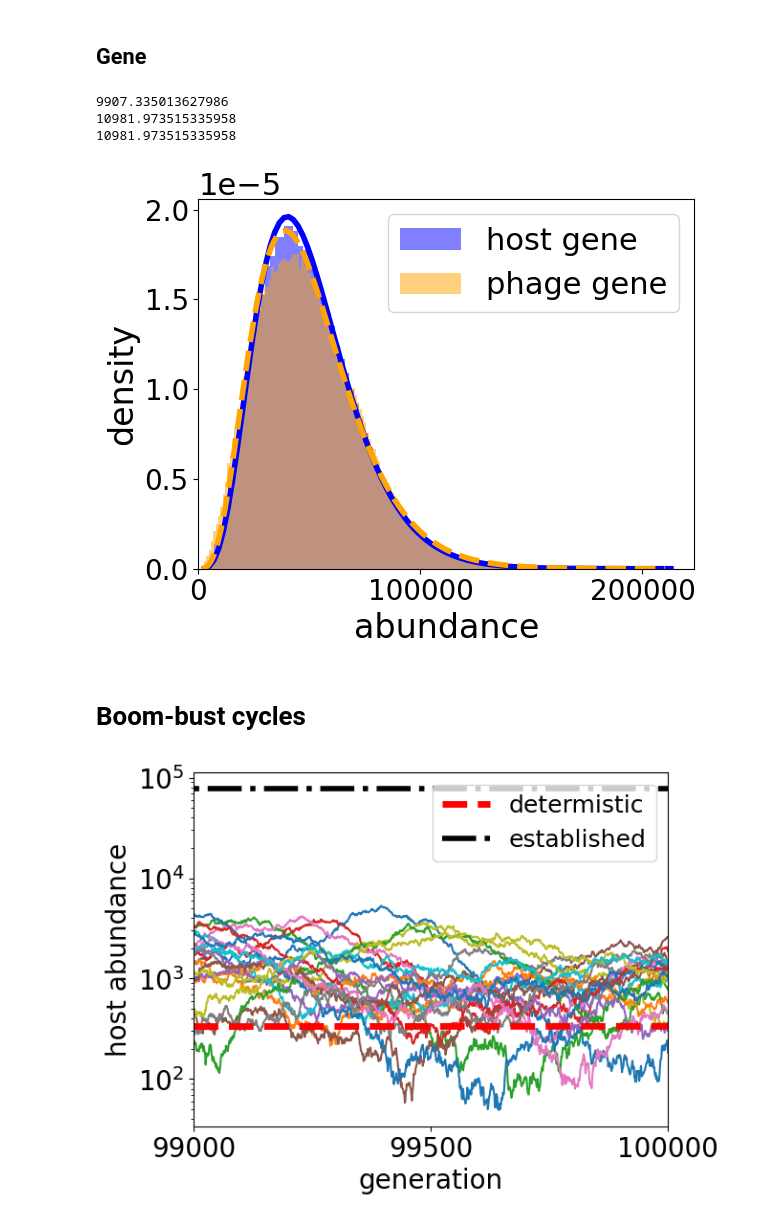
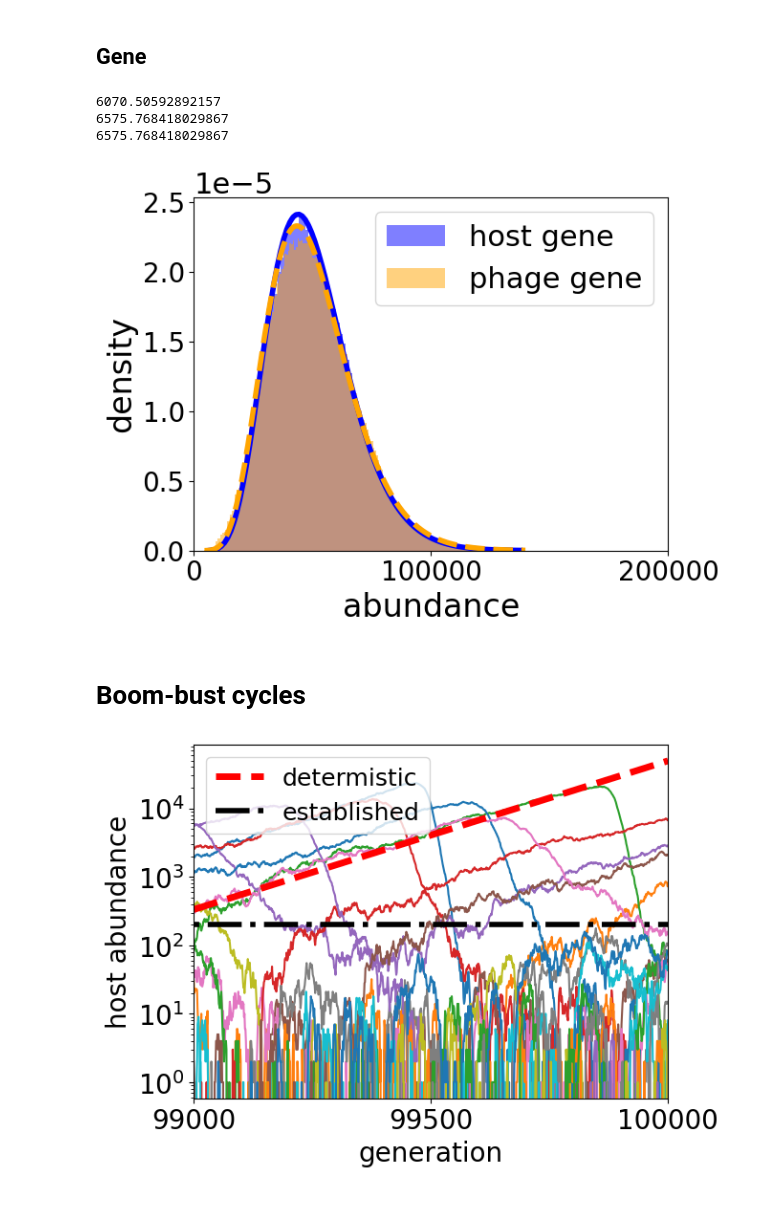
Before and after one commit to Wenping-Cui/GeneTransfer, a Jupyter notebook: Simulation.ipynb, the cells around one changed output. Cells and saved outputs as stored; diff of their text form; code cells hidden in the pictures.

```diff
--- a/Simulation.ipynb
+++ b/Simulation.ipynb
@@ -114,9 +111,9 @@ simulation (generic function with 1 method)
 # Simulation
 # %%
 L, N, d = 40, 10^6, 2
-r = 4*10^-6
+r = 8*10^-5
 T = 10^5
-J = 0.005
+s = 0.005
 
 args = OrderedDict()
 args["L"] = L
@@ -138,7 +135,7 @@ args["Nprop"] = 1
 args["NX"] = N
 args["NY"] = N*args["Nprop"]
 
-args["J"] = J
+args["J"] = s
 args["Jprop"] = 1
 
 args["population_constraint"] = "hard"
@@ -300,27 +277,27 @@ ax.yaxis.offsetText.set(size=22)
 plt.legend(fontsize=22)
 plt.savefig("GeneDist_"*suffix*".pdf", dpi=150, bbox_inches="tight")
 # %% [output]
-9907.335013627986
-10981.973515335958
-10981.973515335958
+6070.50592892157
+6575.768418029867
+6575.768418029867
-[figure, old version]
+[figure, new version]
 # %% [markdown]
 # Boom-bust cycles
 # %%
 t0 = 10^5-1000
 t1 = 10^5
 plt.plot(t0:t1, TimeSeries_genotype_host[t0:t1, 100:20+100])
-plt.plot(t0:t1, 333 .*exp.(J*2/(L*(L-1)) .*(0:t1-t0)), color="r", linestyle ="dashed", linewidth = 5,label="determistic")
-plt.hlines(y=L*(L-1)/(J*4), xmin=0, xmax=1e5, color="black", linestyle ="-.",label = "established", linewidth=4)
+plt.plot(t0:t1, 333 .*exp.(s.*(0:t1-t0)), color="r", linestyle ="dashed", linewidth = 5,label="determistic")
+plt.hlines(y=2/(2*s), xmin=0, xmax=1e5, color="black", linestyle ="-.",label = "established", linewidth=4)
 #plt.hlines(y=2*N/(L*(L-1)), xmin=0, xmax=1e5, color="black", linestyle ="-.",label = "mean", linewidth=4)
 plt.xlim([t0, t1])
 plt.tick_params(axis="both", which="major", labelsize=20)
 #plt.ylim([1, 15*maximum(dataY)])
 plt.yscale("log")
 plt.xlabel("generation",fontsize = 20)
 plt.ylabel("host abundance",fontsize = 20)
 plt.legend(fontsize=18)
 plt.xticks(t0:500:t1)
 plt.savefig("manypairsHost.pdf", dpi=150, bbox_inches="tight")
 # %% [output]
-[figure, old version]
+[figure, new version]
```
Also changed, not shown: parts of 6 cells of this notebook, 2 other files.
